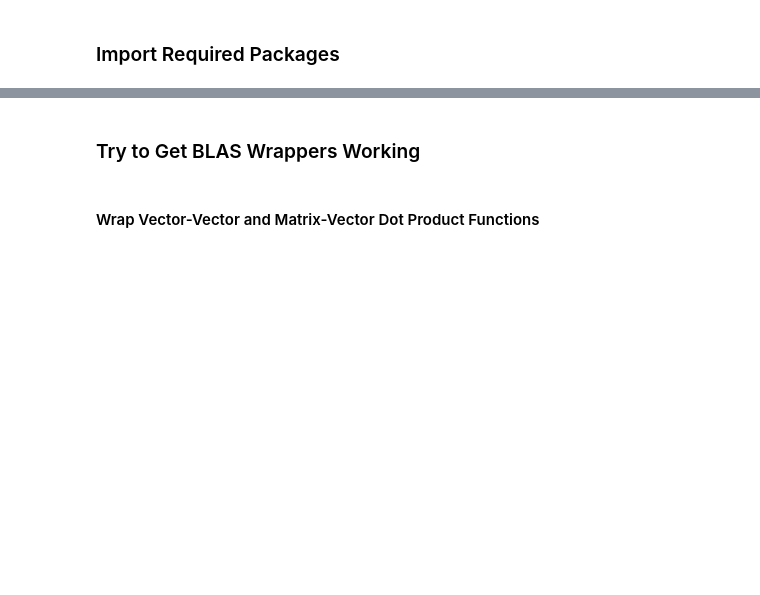
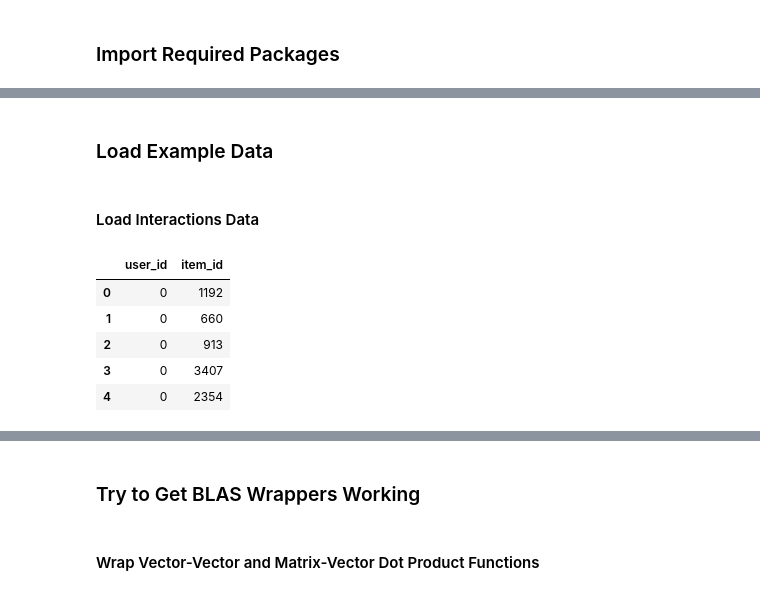
Before and after one commit to etlundquist/rankfm, a Jupyter notebook: examples/cython-sandbox.ipynb, the cells around one changed output, grey strips where cells are left out. Drawn from its saved outputs; the diff is of its cells as text; code cells hidden in the pictures; blank space fills up the shorter version.

```diff
--- a/examples/cython-sandbox.ipynb
+++ b/examples/cython-sandbox.ipynb
@@ -9,8 +9,4 @@ import git
 
 import numpy as np
 import pandas as pd
-
-import matplotlib.pyplot as plt
-import seaborn as sns
-
-import warnings
+pd.set_option('display.float_format', '{:.3f}'.format)
@@ -20,0 +15,10 @@ os.environ["CC"] = "gcc-9"
+# %%
+git_repo = git.Repo('.', search_parent_directories=True)
+git_root = git_repo.git.rev_parse('--show-toplevel')
+
+cython_path = os.path.join(git_root, 'rankfm')
+data_path = os.path.join(git_root, "data/examples")
+
+sys.path[0] = git_root
+sys.path[1] = cython_path
+sys.path[:2]
@@ -20,0 +75,17 @@ os.environ["CC"] = "gcc-9"
+# %% [markdown]
+### Load Example Data
+# %% [markdown]
+#### Load Interactions Data
+# %%
+raw_interactions = pd.read_csv(os.path.join(data_path, 'ML_1M_RATINGS.csv'))[['user_id', 'item_id']]
+raw_interactions = raw_interactions.astype(np.int32)
+raw_interactions['user_id'] = raw_interactions['user_id'] - 1
+raw_interactions['item_id'] = raw_interactions['item_id'] - 1
+raw_interactions.head()
+# %% [output]
+|  | user_id | item_id |
+| 0 | 0 | 1192 |
+| 1 | 0 | 660 |
+| 2 | 0 | 913 |
+| 3 | 0 | 3407 |
+| 4 | 0 | 2354 |
```
Also changed, not shown: parts of 71 cells of this notebook, 3 other files.
